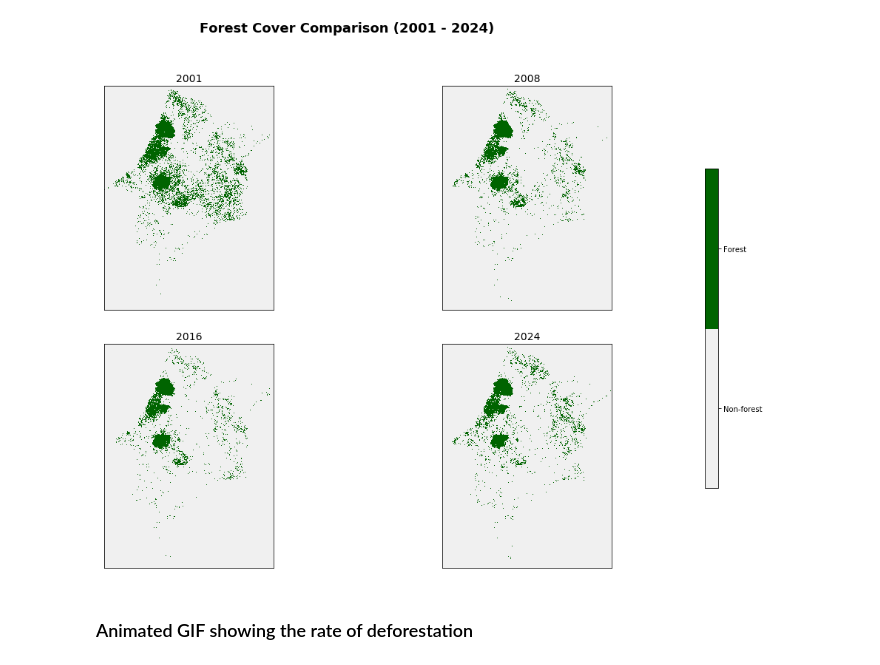
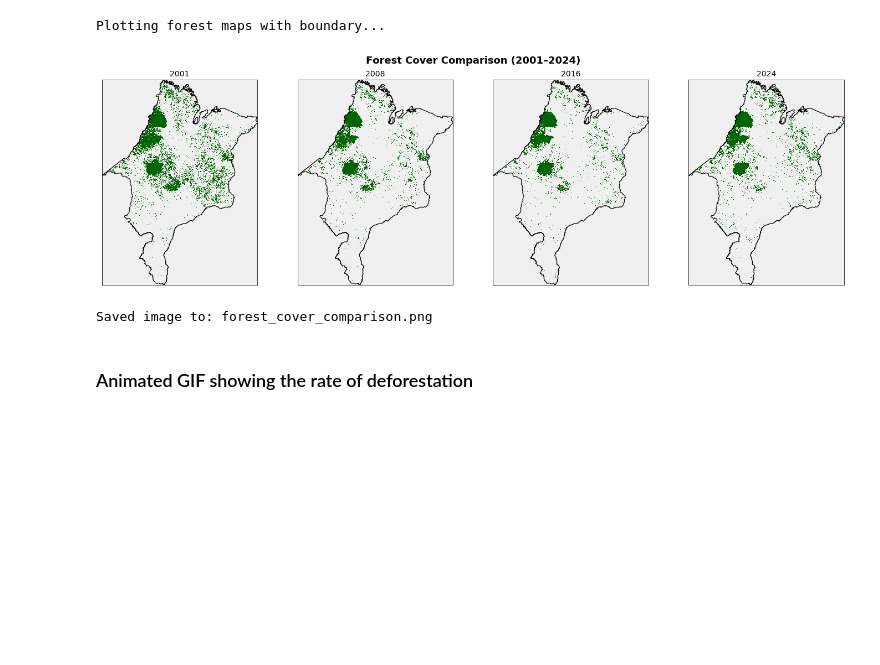
Before and after one commit to nrutachoudhari/ESDA_Final_Project, a Jupyter notebook: Deforestation/040_Visualizations.ipynb, the cells around one changed output. Drawn from its saved outputs; the diff is of its cells as text; code cells hidden in the pictures; blank space fills up the shorter version.

```diff
--- a/Deforestation/040_Visualizations.ipynb
+++ b/Deforestation/040_Visualizations.ipynb
@@ -13,44 +14,70 @@ forest_masks = {
     2016: "/shared_space/BrazilSPEI/MODIS/Reclass_Data/MCD12Q1_Maranhao_2016_masked_forest.tif",
     2024: "/shared_space/BrazilSPEI/MODIS/Reclass_Data/MCD12Q1_Maranhao_2024_masked_forest.tif"
 }
+
+# shapefile path
+shapefile_path = "/shared_space/BrazilSPEI/Maranhao_boundaries_EPSG/maranhao_boundary.shp"
+
+# load shapefile
+ma = gpd.read_file(shapefile_path)
 # %%
 # using a clean 2-color scheme
 cmap = ListedColormap(['#f0f0f0', '#006400'])
 # %%
-fig, ax_grid = plt.subplots(2, 2, figsize=(16, 12))
+fig, ax_grid = plt.subplots(1, 4, figsize=(20, 6))
 axes = ax_grid.ravel()
 
-# plotting the raster maps
+print("Plotting forest maps with boundary...")
+
 for ax, (year, path) in zip(axes, sorted(forest_masks.items())):
+
+    # loading the raster
     with rasterio.open(path) as src:
         mask = src.read(1).astype(float)
         bounds = src.bounds
         extent = (bounds.left, bounds.right, bounds.bottom, bounds.top)
+        raster_crs = src.crs
 
-    ax.imshow(mask, cmap=cmap, vmin=0, vmax=1, extent=extent)
-    ax.set_title(str(year), fontsize=14, pad=6)
+    # reprojecting the boundary
+    if ma.crs != raster_crs:
+        ma = ma.to_crs(raster_crs)
+
+    # plotting raster
+    ax.imshow(
+        mask, cmap=cmap, vmin=0, vmax=1,
+        extent=extent, interpolation='nearest'
+    )
+
+    # plotting boundary
+    ma.boundary.plot(ax=ax, color="black", linewidth=1.2)
+
+    ax.set_title(f"{year}", fontsize=14)
     ax.set_xticks([])
     ax.set_yticks([])
 
-# adjusting the subplot placing
-plt.subplots_adjust(wspace=0.05, hspace=0.15)
+plt.subplots_adjust(
+    wspace=0.001,
+    hspace=0,
+    left=0.01,
+    right=0.99,
+    top=0.88,
+    bottom=0.02
+)
 
-fig.suptitle("Forest Cover Comparison (2001 - 2024)",
+fig.suptitle("Forest Cover Comparison (2001–2024)",
              fontsize=18, fontweight='bold', y=0.98)
 
-# creating separate axes for colorbar
-cbar_ax = fig.add_axes([0.92, 0.25, 0.015, 0.5])  # [left, bottom, width, height]
-
-cbar = fig.colorbar(
-    plt.cm.ScalarMappable(cmap=cmap),
-    cax=cbar_ax
-)
-cbar.set_ticks([0.25, 0.75])
-cbar.set_ticklabels(["Non-forest", "Forest"])
+# saving the figure
+output_path = "forest_cover_comparison.png"
+plt.savefig(output_path, dpi=300, bbox_inches="tight")
 
 plt.show()
+
+print(f"Saved image to: {output_path}")
 # %% [output]
+Plotting forest maps with boundary...
-[figure, old version]
+[figure, new version]
+Saved image to: forest_cover_comparison.png
 # %% [markdown]
 ### Animated GIF showing the rate of deforestation
 # %%
```
Also changed, not shown: parts of 1 cell of this notebook, 3 other files.
